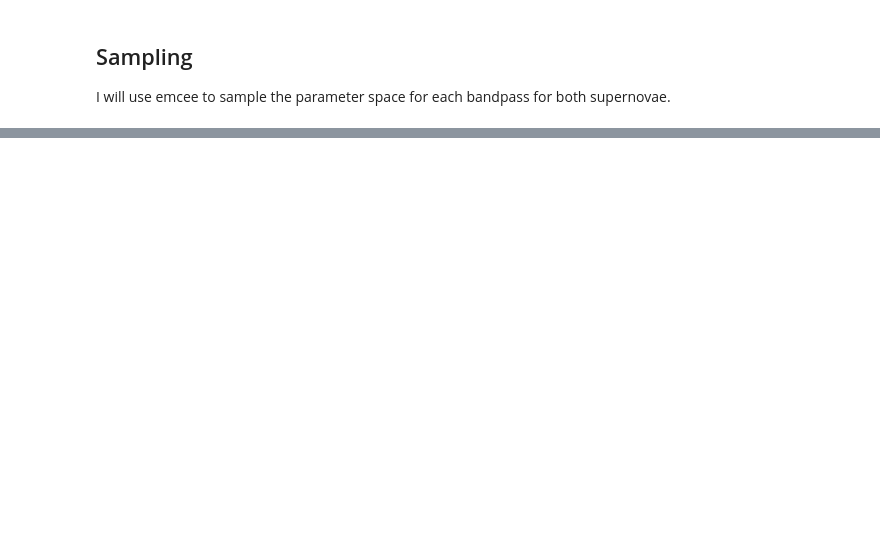
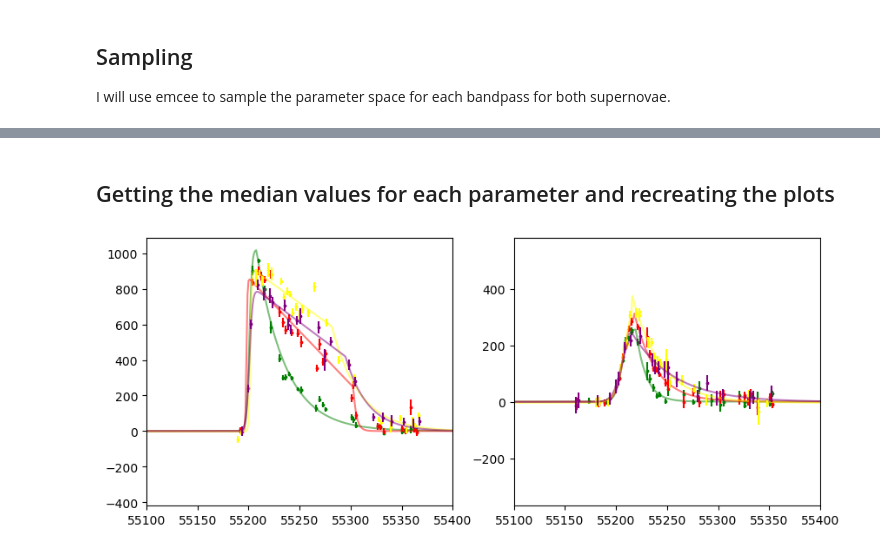
Before and after one commit to gnarayan/ast596_2023_Spring, a Jupyter notebook: homework/HaillePerkins/03/hw03.ipynb, the cells around one changed output, grey strips where cells are left out. Drawn from its saved outputs; the diff is of its cells as text; code cells hidden in the pictures; blank space fills up the shorter version.

```diff
--- a/homework/HaillePerkins/03/hw03.ipynb
+++ b/homework/HaillePerkins/03/hw03.ipynb
@@ -280,3 +315,33 @@ sampler.run_mcmc(state, nsteps, progress=True); # suppress! its ugly
+# %% [markdown]
+## Getting the median values for each parameter and recreating the plots
+# %%
+# get the median for each band for both supernovae
+parameters = []
+for sne_samp in samples:
+    param = []
+    for band_samp in sne_samp:
+        param.append(np.percentile(band_samp, 50, axis=0))
+    parameters.append(param)
+# %%
+fig = plt.figure(figsize=(10, 4))
+
+# for each Supernova plot the fit in each band
+for i, sne in enumerate([psc_98bands, psc_174bands]):
+    ax = fig.add_subplot(1,2,i+1)
+    for j, band in enumerate(sne):
+        t = np.array(band['MJD'])
+        F = np.array(band['FLUXCAL'])
+        e = np.array(band['FLUXCALERR'])
+
+        ax.scatter(t, F, s=3, c=colors[j])
+        ax.errorbar(t, F, e, linestyle='None', c=colors[j])
+
+        tmin, tmax = ax.get_xlim()
+        tarr = np.arange(tmin, tmax+1,1)
+        ax.plot(tarr, model(parameters[i][j], tarr), c=colors[j], alpha=0.5);
+        ax.set_xlim(55100, 55400)
+# %% [output]
+[figure, added]
 # %%
 samples = sampler.get_chain(flat=True)
 #samples = np.transpose(samples)
```
Also changed, not shown: parts of 19 cells of this notebook.
